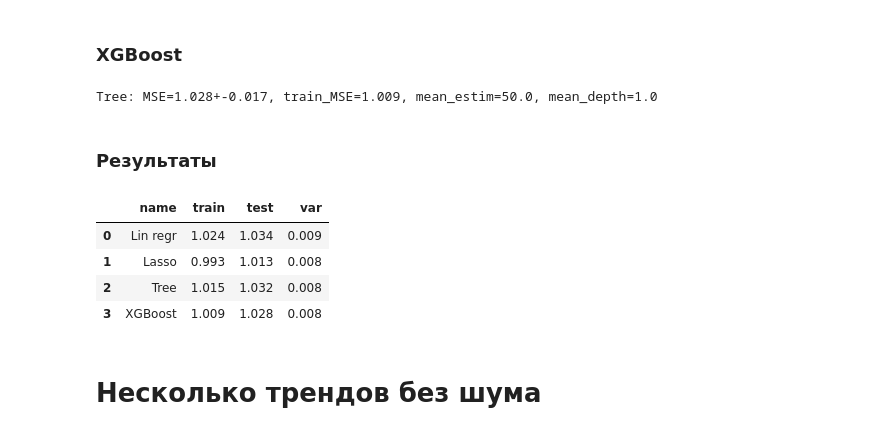
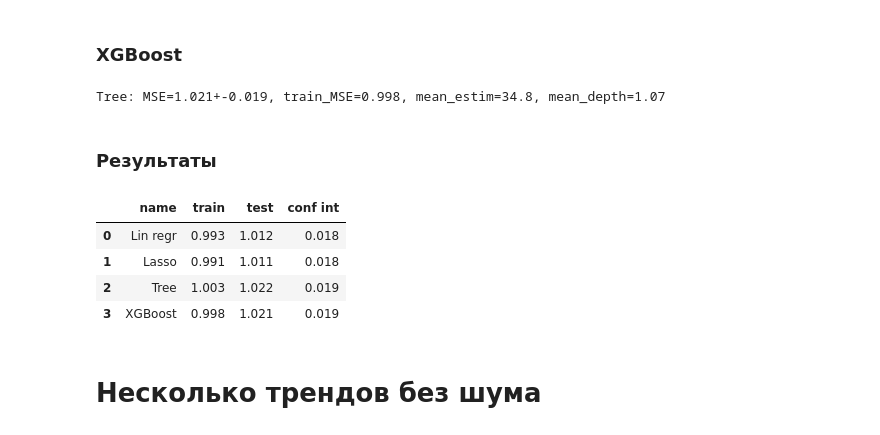
Before and after one commit to askcl/Time-Series, a Jupyter notebook: salnikov.ipynb, the cells around one changed output. Saved outputs shown, nothing was run; the diff lists cells and outputs as text; code cells hidden in the pictures.

```diff
--- a/salnikov.ipynb
+++ b/salnikov.ipynb
@@ -336,6 +288,6 @@ arr_var.append(np.round(np.var(lasso_wn_mse[:,0]),3))
 # %% [markdown]
 ### Tree
 # %%
-tree_wn_mse = get_dif_mse([15], tree)
+tree_wn_mse = get_dif_mse([2], tree)
 # %%
 print("Tree: MSE={}+-{}, train_MSE={}, mean_depth={}".format(np.round(np.mean(tree_wn_mse[:,0]),3),
@@ -347,34 +299,35 @@ Tree: MSE=1.032+-0.017, train_MSE=1.015, mean_depth=1.02
 arr_name.append('Tree')
 arr_train.append(np.round(np.mean(tree_wn_mse[:,1]),3))
 arr_test.append(np.round(np.mean(tree_wn_mse[:,0]),3))
-arr_var.append(np.round(np.var(tree_wn_mse[:,0]),3))
+arr_var.append(np.round(2*np.var(tree_wn_mse[:,0])**0.5/10,3))
 # %% [markdown]
 ### XGBoost
 # %%
-boost_wn_mse = get_dif_mse([15], boost)
+boost_wn_mse = get_dif_mse([2], boost)
 # %%
-print("Tree: MSE={}+-{}, train_MSE={}, mean_estim={}, mean_depth={}".format(np.round(np.mean(boost_wn_mse[:,0]),3),
-    np.round(2*np.var(boost_wn_mse[:,0]),3), np.round(np.mean(boost_wn_mse[:,1]),3),
+print("Tree: MSE={}+-{}, train_MSE={}, mean_estim={}, mean_depth={}".format(
+    np.round(np.mean(boost_wn_mse[:,0]),3), np.round(2*np.var(boost_wn_mse[:,0])**0.5/10,3),
+    np.round(np.mean(boost_wn_mse[:,1]),3),
     np.round(np.mean(boost_wn_mse[:,3]),3), np.round(np.mean(boost_wn_mse[:,4]),3)))
 # %% [output]
-Tree: MSE=1.028+-0.017, train_MSE=1.009, mean_estim=50.0, mean_depth=1.0
+Tree: MSE=1.021+-0.019, train_MSE=0.998, mean_estim=34.8, mean_depth=1.07
 # %%
 arr_name.append('XGBoost')
 arr_train.append(np.round(np.mean(boost_wn_mse[:,1]),3))
 arr_test.append(np.round(np.mean(boost_wn_mse[:,0]),3))
-arr_var.append(np.round(np.var(boost_wn_mse[:,0]),3))
+arr_var.append(np.round(2*np.var(boost_wn_mse[:,0])**0.5/10,3))
 # %% [markdown]
 ### Результаты
 # %%
-dic={'name':arr_name, 'train': arr_train, 'test': arr_test, 'var': arr_var}
+dic={'name':arr_name, 'train': arr_train, 'test': arr_test, 'conf int': arr_var}
 df=pd.DataFrame(data=dic)
 df
 # %% [output]
-|  | name | train | test | var |
-| 0 | Lin regr | 1.024 | 1.034 | 0.009 |
-| 1 | Lasso | 0.993 | 1.013 | 0.008 |
-| 2 | Tree | 1.015 | 1.032 | 0.008 |
-| 3 | XGBoost | 1.009 | 1.028 | 0.008 |
+|  | name | train | test | conf int |
+| 0 | Lin regr | 0.993 | 1.012 | 0.018 |
+| 1 | Lasso | 0.991 | 1.011 | 0.018 |
+| 2 | Tree | 1.003 | 1.022 | 0.019 |
+| 3 | XGBoost | 0.998 | 1.021 | 0.019 |
 # %% [markdown]
 # Несколько трендов без шума
 # %%
```
Also changed, not shown: parts of 26 cells of this notebook, 2 other files.
